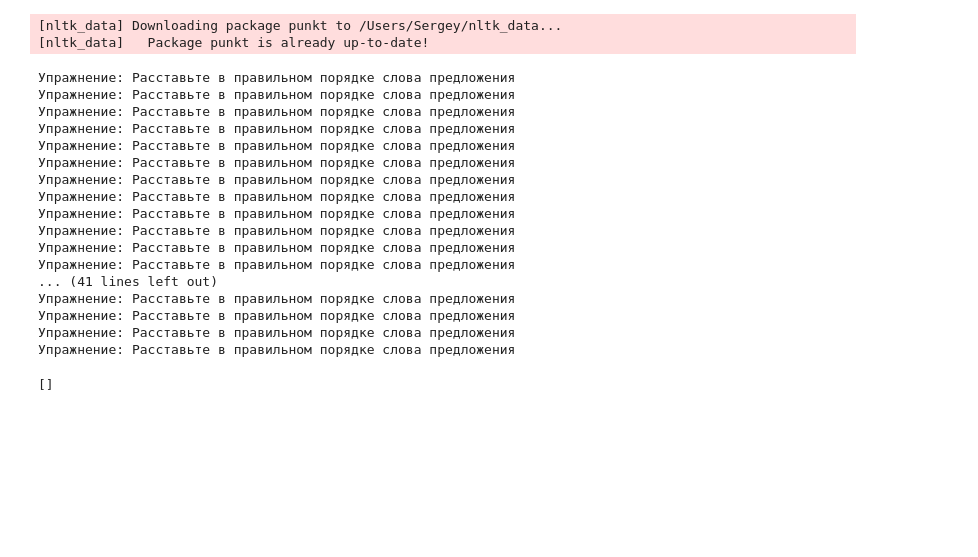
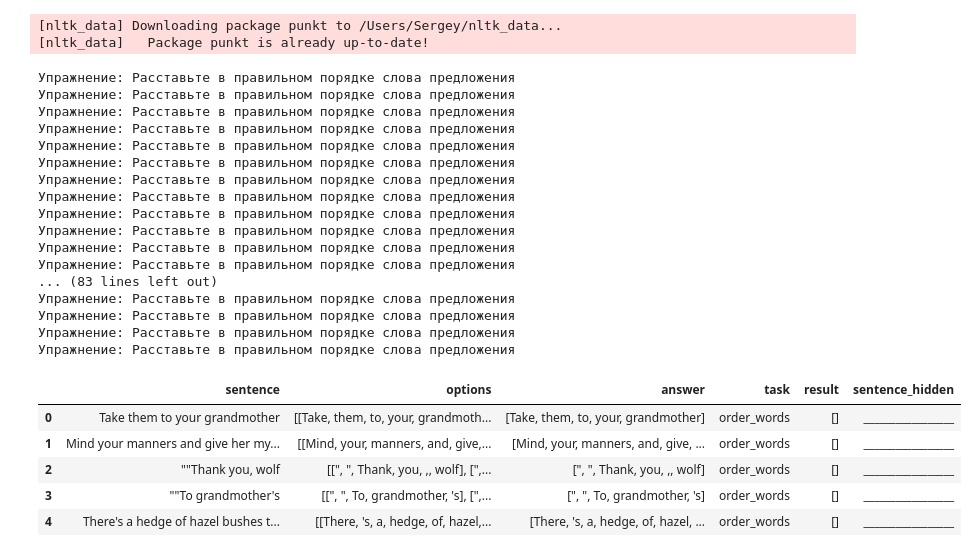
Before and after one commit to Sergey2015/English-learning-App, a Jupyter notebook: 1.ipynb, the cells around one changed output. Cells and saved outputs as stored; diff of their text form; code cells hidden in the pictures; blank space fills up the shorter version.

```diff
--- a/1.ipynb
+++ b/1.ipynb
@@ -161,7 +164,7 @@ df_sentences = create_exercise.tokenization(text)
 df = create_exercise.select_exercise(df_sentences, options, exercise_type)
 
 key=0
-
+num_of_sentenses = 5
 df = df[0:num_of_sentenses]
 # %% [output]
 Упражнение: Расставьте в правильном порядке слова предложения
@@ -176,15 +179,21 @@ df = df[0:num_of_sentenses]
 Упражнение: Расставьте в правильном порядке слова предложения
 Упражнение: Расставьте в правильном порядке слова предложения
 Упражнение: Расставьте в правильном порядке слова предложения
-... (41 lines left out)
+... (83 lines left out)
 Упражнение: Расставьте в правильном порядке слова предложения
 Упражнение: Расставьте в правильном порядке слова предложения
 Упражнение: Расставьте в правильном порядке слова предложения
 Упражнение: Расставьте в правильном порядке слова предложения
-# %%
-options
-# %% [output]
-[]
+# %%
+#options
+df
+# %% [output]
+|  | sentence | options | answer | task | result | sentence_hidden |
+| 0 | Take them to your grandmother | [[Take, them, to, your, grandmoth... | [Take, them, to, your, grandmother] | order_words | [] | _________________ |
+| 1 | Mind your manners and give her my... | [[Mind, your, manners, and, give,... | [Mind, your, manners, and, give, ... | order_words | [] | _________________ |
+| 2 | ""Thank you, wolf | [[", ", Thank, you, ,, wolf], [",... | [", ", Thank, you, ,, wolf] | order_words | [] | _________________ |
+| 3 | ""To grandmother's | [[", ", To, grandmother, 's], [",... | [", ", To, grandmother, 's] | order_words | [] | _________________ |
+| 4 | There's a hedge of hazel bushes t... | [[There, 's, a, hedge, of, hazel,... | [There, 's, a, hedge, of, hazel, ... | order_words | [] | _________________ |
 # %%
 exercise_type = 'Расставьте в правильном порядке слова предложения'
 exercise_type = 'Расставьте в правильном порядке слова предложения'
```
Also changed, not shown: parts of 6 cells of this notebook.
